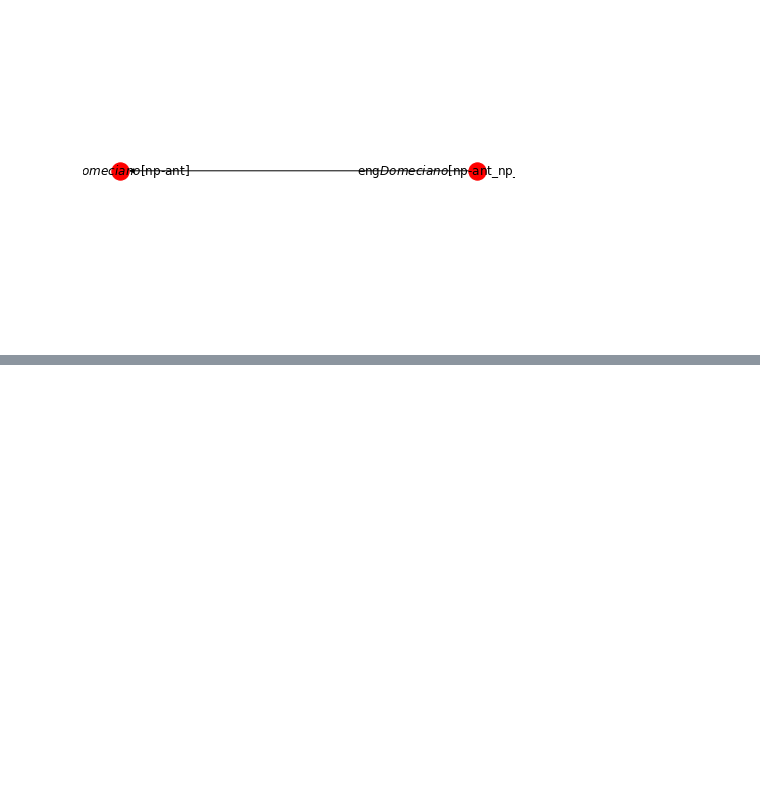
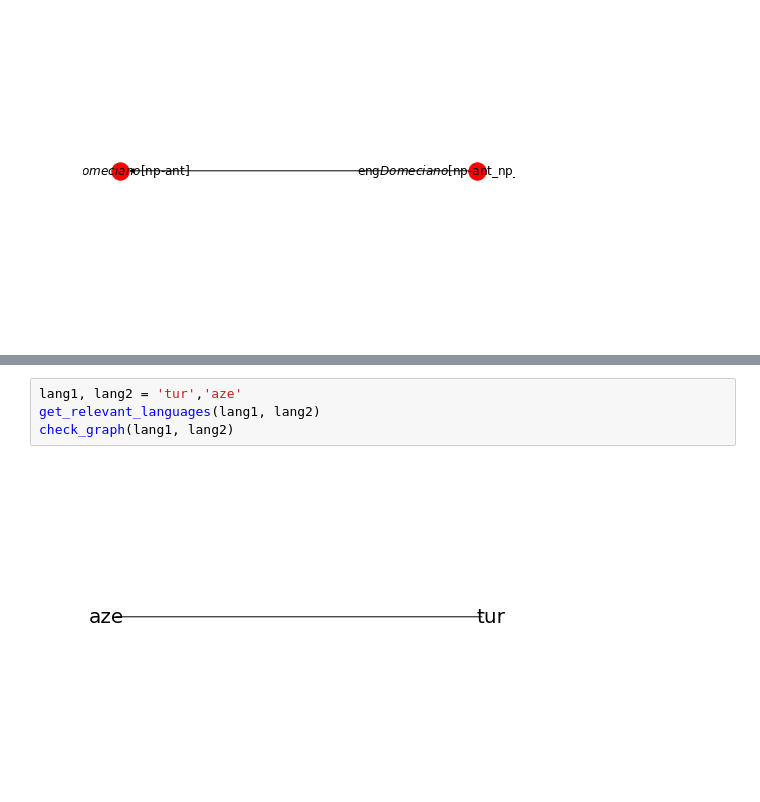
Before and after one commit to dkbrz/GSoC_2018, a Jupyter notebook: Search_2.ipynb, the cells around one changed output, grey strips where cells are left out. Saved outputs shown, nothing was run; the diff lists cells and outputs as text; blank space fills up the shorter version.

```diff
--- a/Search_2.ipynb
+++ b/Search_2.ipynb
@@ -117,0 +213,6 @@ a
+# %%
+lang1, lang2 = 'tur','aze'
+get_relevant_languages(lang1, lang2)
+check_graph(lang1, lang2)
+# %% [output]
+[figure, added]
```
Also changed, not shown: parts of 28 cells of this notebook, 4 other files.
